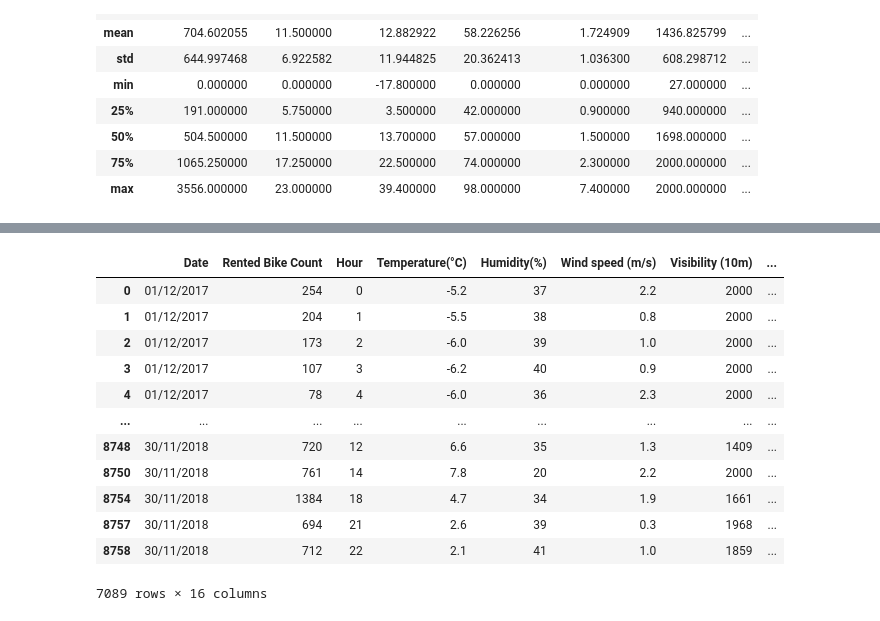
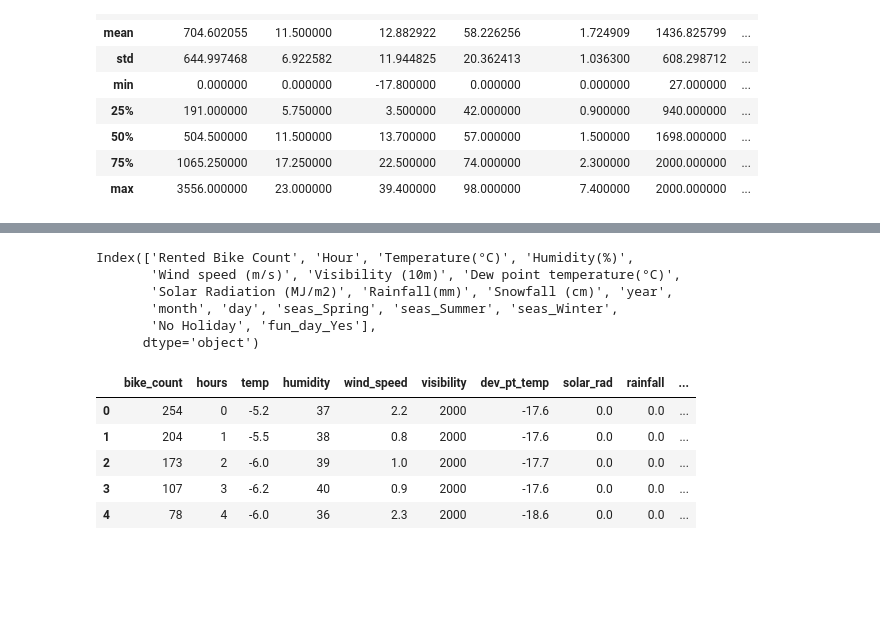
Before and after one commit to handetushar/Bike-Sharing-Demand-Prediction, a Jupyter notebook: Bike_Sharing_Demand_Prediction_Capstone_Project.ipynb, the cells around one changed output, grey strips where cells are left out. Cells and saved outputs as stored; diff of their text form; code cells hidden in the pictures; blank space fills up the shorter version.

```diff
--- a/Bike_Sharing_Demand_Prediction_Capstone_Project.ipynb
+++ b/Bike_Sharing_Demand_Prediction_Capstone_Project.ipynb
@@ -223,16 +204,31 @@ df_new=df.groupby(['year','Rented Bike Count'])
+# %%
+#Handaling catagorical fatures
+seasons_df=pd.get_dummies(df['Seasons'], prefix='seas', prefix_sep='_', drop_first='True')
+holiday_df=pd.get_dummies(df['Holiday'], drop_first='True')
+funday_df=pd.get_dummies(df['Functioning Day'], prefix='fun_day', drop_first='True')
+# %%
+new_df=pd.concat([df,seasons_df, holiday_df, funday_df], axis=1)
+# %%
+new_df.drop(['Date', 'Seasons', 'Holiday','Functioning Day'],axis=1, inplace=True)
+# %%
+new_df.columns
+# %% [output]
+Index(['Rented Bike Count', 'Hour', 'Temperature(°C)', 'Humidity(%)',
+       'Wind speed (m/s)', 'Visibility (10m)', 'Dew point temperature(°C)',
+       'Solar Radiation (MJ/m2)', 'Rainfall(mm)', 'Snowfall (cm)', 'year',
+       'month', 'day', 'seas_Spring', 'seas_Summer', 'seas_Winter',
+       'No Holiday', 'fun_day_Yes'],
+      dtype='object')
+# %%
+new_df=new_df.rename(columns={'Rented Bike Count':'bike_count','Hour':'hours','Temperature(°C)':'temp', 'Humidity(%)':'humidity','Dew point temperature(°C)':'dev_pt_temp',
+                              'Wind speed (m/s)':'wind_speed', 'Visibility (10m)':'visibility','Solar Radiation (MJ/m2)':'solar_rad', 'Rainfall(mm)':'rainfall',
+                              'Snowfall (cm)':'snowfall','No Holiday':'working_day','fun_day_Yes':'functioning_day' })
 # %%
-df_new.head()
+new_df.head()
 # %% [output]
-|  | Date | Rented Bike Count | Hour | Temperature(°C) | Humidity(%) | Wind speed (m/s) | Visibility (10m) | ... |
-| 0 | 01/12/2017 | 254 | 0 | -5.2 | 37 | 2.2 | 2000 | ... |
-| 1 | 01/12/2017 | 204 | 1 | -5.5 | 38 | 0.8 | 2000 | ... |
-| 2 | 01/12/2017 | 173 | 2 | -6.0 | 39 | 1.0 | 2000 | ... |
-| 3 | 01/12/2017 | 107 | 3 | -6.2 | 40 | 0.9 | 2000 | ... |
-| 4 | 01/12/2017 | 78 | 4 | -6.0 | 36 | 2.3 | 2000 | ... |
-| ... | ... | ... | ... | ... | ... | ... | ... | ... |
-| 8748 | 30/11/2018 | 720 | 12 | 6.6 | 35 | 1.3 | 1409 | ... |
-| 8750 | 30/11/2018 | 761 | 14 | 7.8 | 20 | 2.2 | 2000 | ... |
-| 8754 | 30/11/2018 | 1384 | 18 | 4.7 | 34 | 1.9 | 1661 | ... |
-| 8757 | 30/11/2018 | 694 | 21 | 2.6 | 39 | 0.3 | 1968 | ... |
-| 8758 | 30/11/2018 | 712 | 22 | 2.1 | 41 | 1.0 | 1859 | ... |
+|  | bike_count | hours | temp | humidity | wind_speed | visibility | dev_pt_temp | solar_rad | rainfall | ... |
+| 0 | 254 | 0 | -5.2 | 37 | 2.2 | 2000 | -17.6 | 0.0 | 0.0 | ... |
+| 1 | 204 | 1 | -5.5 | 38 | 0.8 | 2000 | -17.6 | 0.0 | 0.0 | ... |
+| 2 | 173 | 2 | -6.0 | 39 | 1.0 | 2000 | -17.7 | 0.0 | 0.0 | ... |
+| 3 | 107 | 3 | -6.2 | 40 | 0.9 | 2000 | -17.6 | 0.0 | 0.0 | ... |
+| 4 | 78 | 4 | -6.0 | 36 | 2.3 | 2000 | -18.6 | 0.0 | 0.0 | ... |
-7089 rows × 16 columns
```
Also changed, not shown: parts of 33 cells of this notebook.
